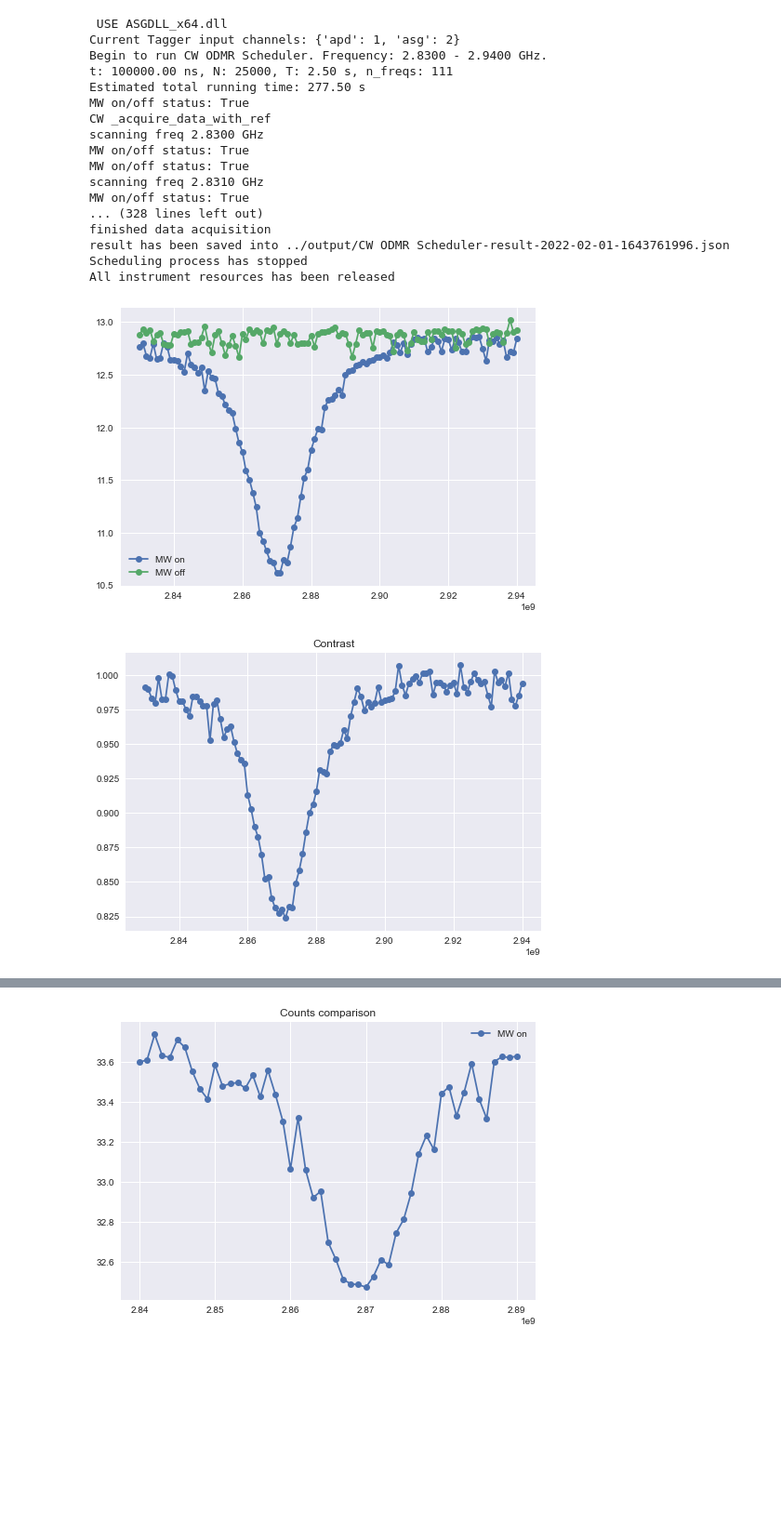
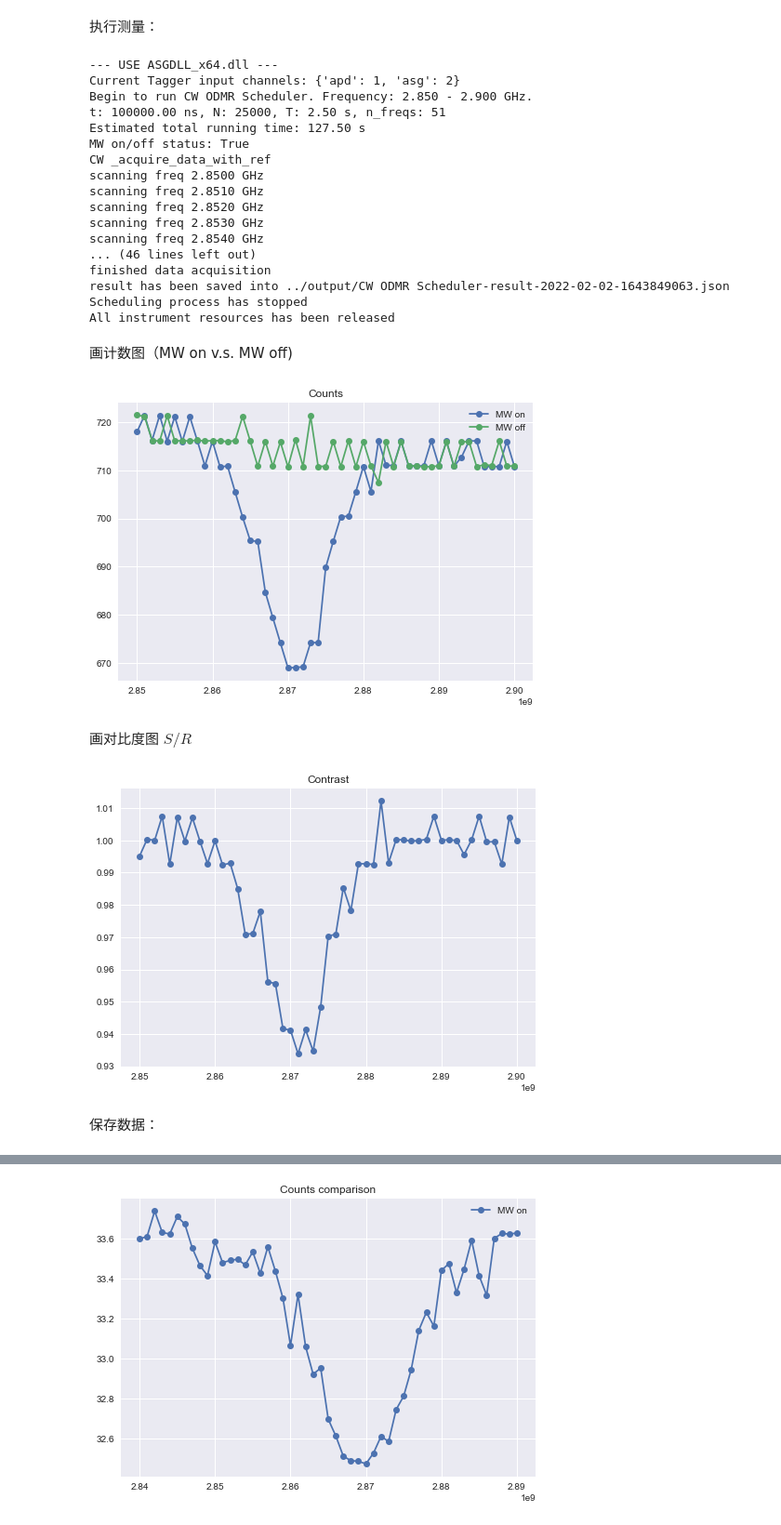
Before and after one commit to Youngcius/odmactor, a Jupyter notebook: project/diamond/cw-detection.ipynb, the cells around one changed output, grey strips where cells are left out. Shown at 93% size. Cells and saved outputs as stored; diff of their text form; code cells hidden in the pictures; blank space fills up the shorter version.

Commit message:
resultmmmm

```diff
--- a/project/diamond/cw-detection.ipynb
+++ b/project/diamond/cw-detection.ipynb
@@ -9,13 +10,15 @@ import time
+# %%
+t_ns = 1e5
+N = int(1e5 / 4)
+
+
+freq_start = 2.85 * C.giga
+freq_end = 2.9 * C.giga
+freq_step = 1 * C.mega
+p = 15
+# %% [markdown]
+执行测量：
 # %%
-
-t_ns = 1e5
-N = int(1e5 / 4)
-
-
-freq_start = 2.83 * C.giga
-freq_end = 2.94 * C.giga
-freq_step = 1 * C.mega
-p = 10
 # 通道、微波、序列、counter
 scheduler = CWScheduler()
 scheduler.configure_mw_paras(p)
@@ -31,21 +34,21 @@ scheduler.run_scanning('on')
 scheduler.close()
 # contrasts = [abs(c_off - c_on) / c_on for c_on, c_off in zip(res_on[1], res_off[1])]
 # %% [output]
- USE ASGDLL_x64.dll
+--- USE ASGDLL_x64.dll ---
 Current Tagger input channels: {'apd': 1, 'asg': 2}
-Begin to run CW ODMR Scheduler. Frequency: 2.8300 - 2.9400 GHz.
-t: 100000.00 ns, N: 25000, T: 2.50 s, n_freqs: 111
-Estimated total running time: 277.50 s
+Begin to run CW ODMR Scheduler. Frequency: 2.850 - 2.900 GHz.
+t: 100000.00 ns, N: 25000, T: 2.50 s, n_freqs: 51
+Estimated total running time: 127.50 s
 MW on/off status: True
 CW _acquire_data_with_ref
-scanning freq 2.8300 GHz
-MW on/off status: True
-MW on/off status: True
-scanning freq 2.8310 GHz
-MW on/off status: True
-... (328 lines left out)
+scanning freq 2.8500 GHz
+scanning freq 2.8510 GHz
+scanning freq 2.8520 GHz
+scanning freq 2.8530 GHz
+scanning freq 2.8540 GHz
+... (46 lines left out)
 finished data acquisition
-result has been saved into ../output/CW ODMR Scheduler-result-2022-02-01-1643761996.json
+result has been saved into ../output/CW ODMR Scheduler-result-2022-02-02-1643849063.json
 Scheduling process has stopped
 All instrument resources has been released
 # %%
@@ -53,17 +56,24 @@ res_on_off = scheduler.result
 res = scheduler.res
 
 plt.style.use('seaborn')
+# %% [markdown]
+画计数图（MW on v.s. MW off)
 # %%
 plt.plot(res_on_off[0], res_on_off[1],'o-',label='MW on')
 plt.plot(res_on_off[0], res_on_off[2], 'o-', label='MW off')
 plt.legend()
+plt.title('Counts')
 plt.show()
 # %% [output]
-[figure, old version]
+[figure, new version]
+# %% [markdown]
+画对比度图 $ S / R$
 # %%
 plt.plot(res_on_off[0], res, 'o-')
 plt.title('Contrast')
 plt.show()
 # %% [output]
-[figure, old version]
+[figure, new version]
+# %% [markdown]
+保存数据：
 # %%
```
Also changed, not shown: parts of 4 cells of this notebook, 4 other files.
